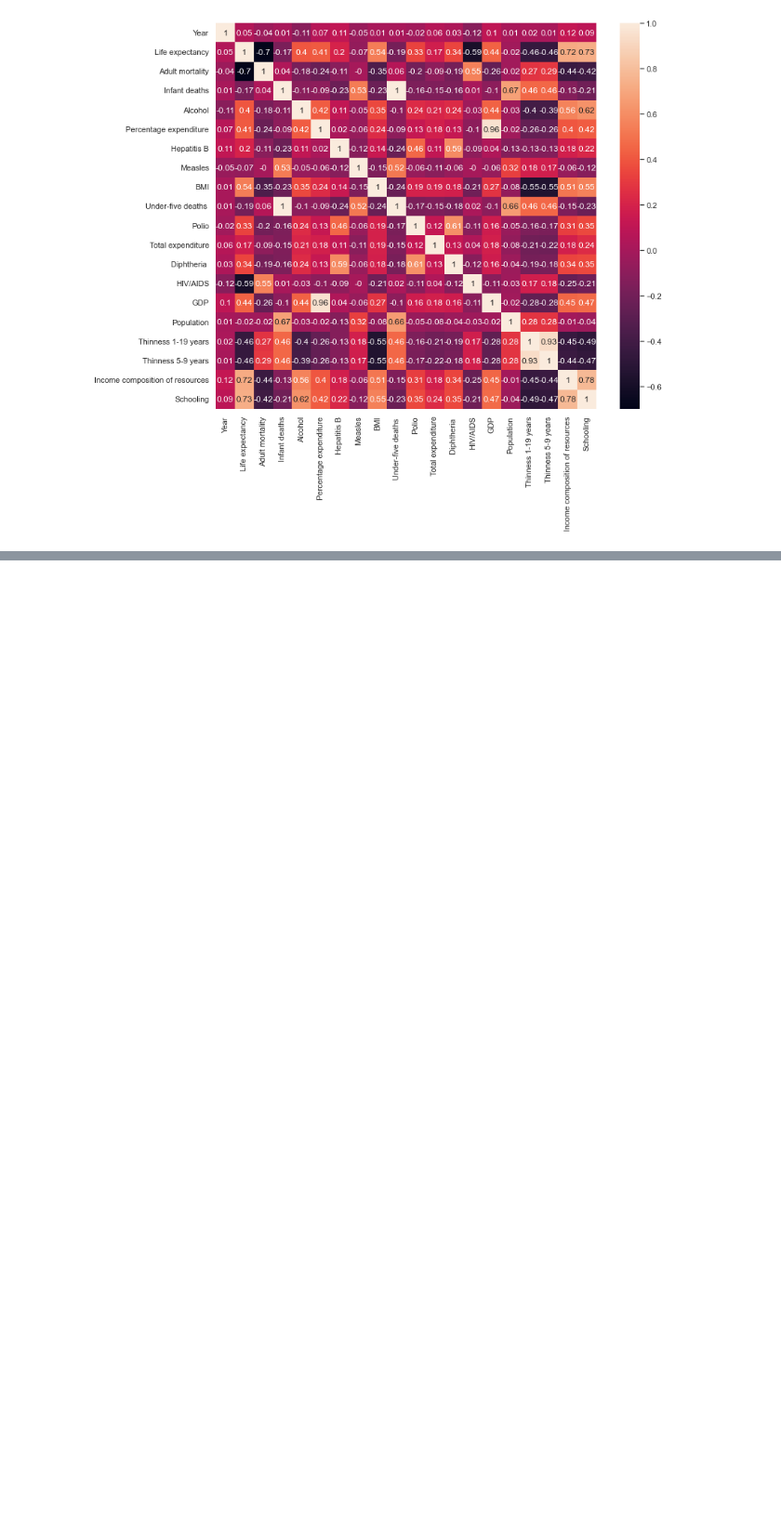
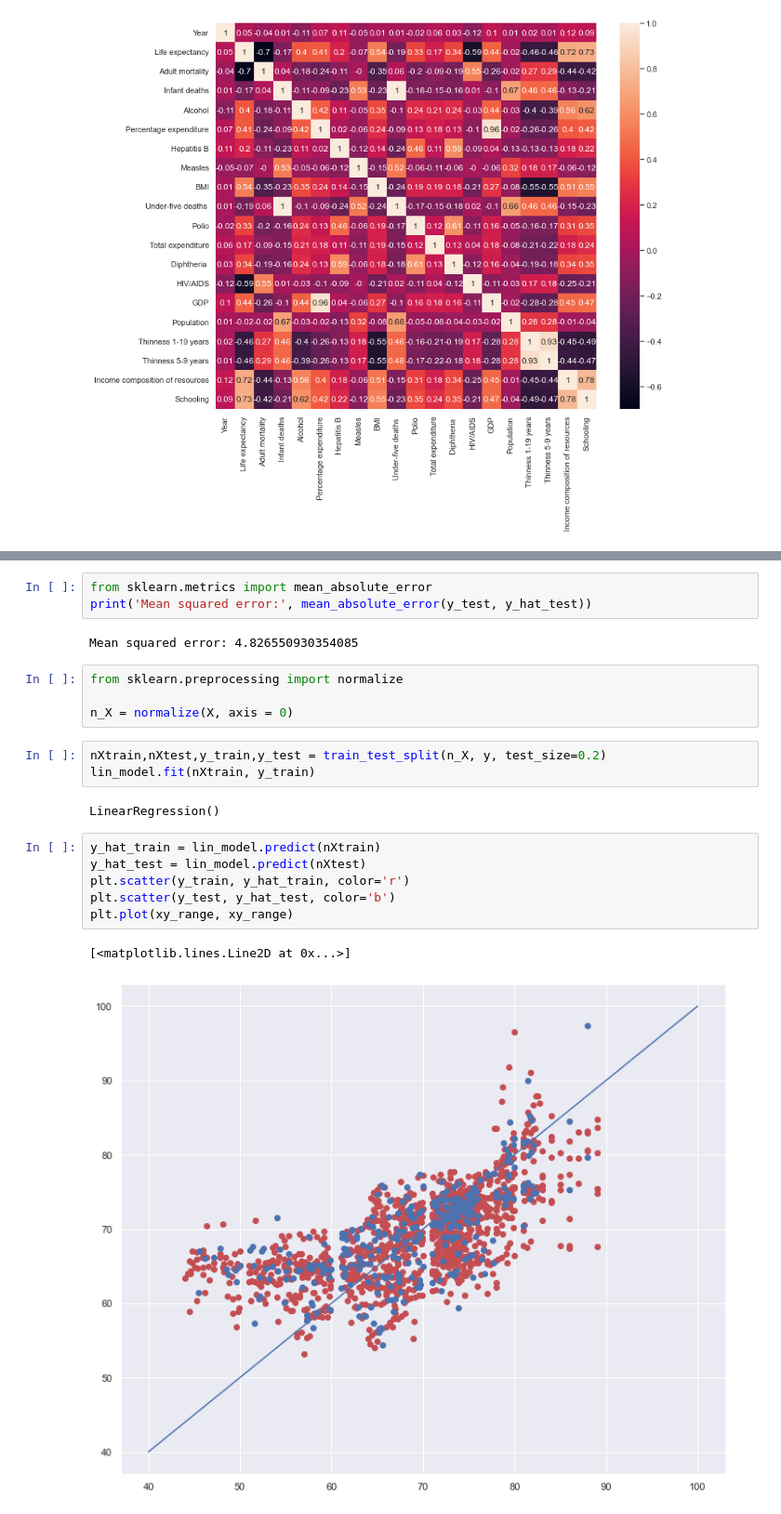
Before and after one commit to soeunida/-, a Jupyter notebook: Untitled-1.ipynb, the cells around one changed output, grey strips where cells are left out. Shown at 93% size. Saved outputs shown, nothing was run; the diff lists cells and outputs as text; blank space fills up the shorter version.

```diff
--- a/Untitled-1.ipynb
+++ b/Untitled-1.ipynb
@@ -163,0 +219,23 @@ plt.show()
+# %%
+from sklearn.metrics import mean_absolute_error
+print('Mean squared error:', mean_absolute_error(y_test, y_hat_test))
+# %% [output]
+Mean squared error: 4.826550930354085
+# %%
+from sklearn.preprocessing import normalize
+
+n_X = normalize(X, axis = 0)
+# %%
+nXtrain,nXtest,y_train,y_test = train_test_split(n_X, y, test_size=0.2)
+lin_model.fit(nXtrain, y_train)
+# %% [output]
+LinearRegression()
+# %%
+y_hat_train = lin_model.predict(nXtrain)
+y_hat_test = lin_model.predict(nXtest)
+plt.scatter(y_train, y_hat_train, color='r')
+plt.scatter(y_test, y_hat_test, color='b')
+plt.plot(xy_range, xy_range)
+# %% [output]
+[<matplotlib.lines.Line2D at 0x...>]
+[figure, added]
```
Also changed, not shown: parts of 9 cells of this notebook.
